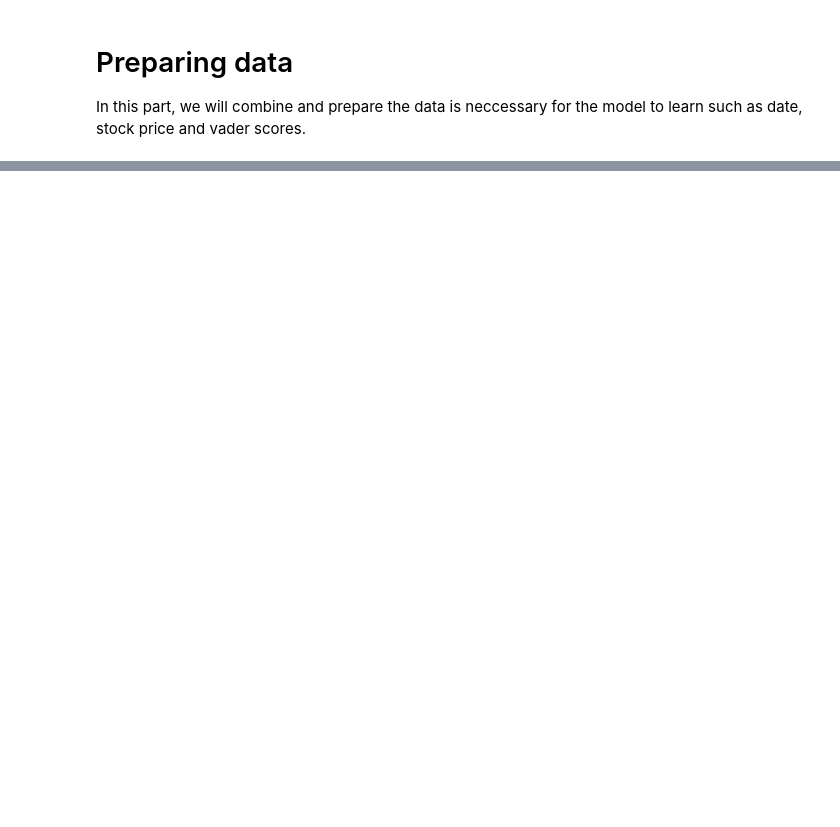
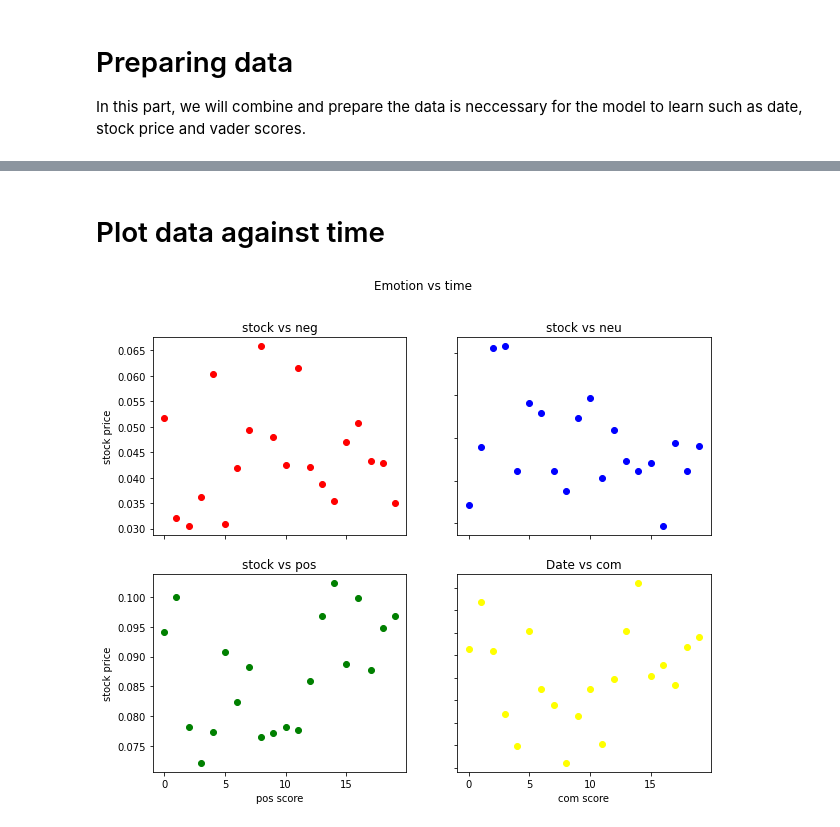
Before and after one commit to chriztaka1997/linear_reg_sentimental_analysis, a Jupyter notebook: analysis.ipynb, the cells around one changed output, grey strips where cells are left out. Saved outputs shown, nothing was run; the diff lists cells and outputs as text; code cells hidden in the pictures; blank space fills up the shorter version.

```diff
--- a/analysis.ipynb
+++ b/analysis.ipynb
@@ -92,0 +425,32 @@ for i in range(len(amc_vader_date)):
+# %% [markdown]
+# Plot data against time
+# %%
+fig, axs = plt.subplots(2,2)
+fig.suptitle('Emotion vs time')
+fig.set_size_inches(10,8)
+
+amc_sort_neg = amc_merge_pred.sort_values(by=['Date'])
+axs[0,0].scatter([i for i in range(20)],amc_sort_neg[['neg']],color='red',label='neg')
+axs[0,0].set_title('stock vs neg')
+axs[0,0].set(xlabel='neg score', ylabel='stock price')
+axs[0,0].label_outer()
+
+amc_sort_neu = amc_merge_pred.sort_values(by=['Date'])
+axs[0,1].scatter([i for i in range(20)],amc_sort_neu[['neu']],color='blue',label='neu')
+axs[0,1].set_title('stock vs neu')
+axs[0,1].set(xlabel='Date', ylabel='neu value')
+axs[0,1].label_outer()
+
+amc_sort_pos = amc_merge_pred.sort_values(by=['Date'])
+axs[1,0].scatter([i for i in range(20)],amc_sort_pos[['pos']],color='green',label='pos')
+axs[1,0].set_title('stock vs pos')
+axs[1,0].set(xlabel='pos score', ylabel='stock price')
+axs[1,0].label_outer()
+
+amc_sort_com = amc_merge_pred.sort_values(by=['Date'])
+axs[1,1].scatter([i for i in range(20)],amc_sort_com[['com']],color='yellow',label='com')
+axs[1,1].set_title('Date vs com')
+axs[1,1].set(xlabel='com score', ylabel='stock price')
+axs[1,1].label_outer()
+# %% [output]
+[figure, added]
```
Also changed, not shown: parts of 45 cells of this notebook.
